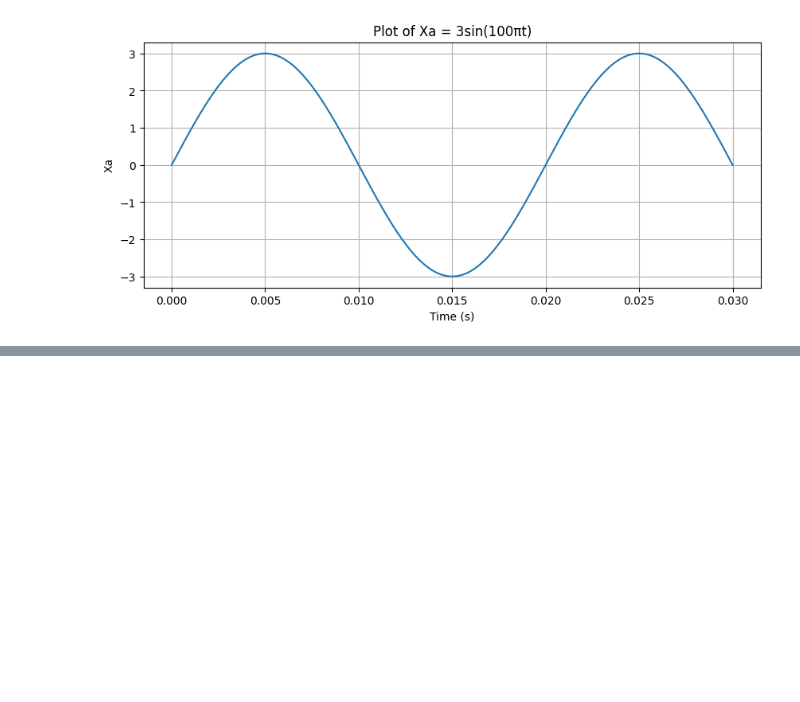
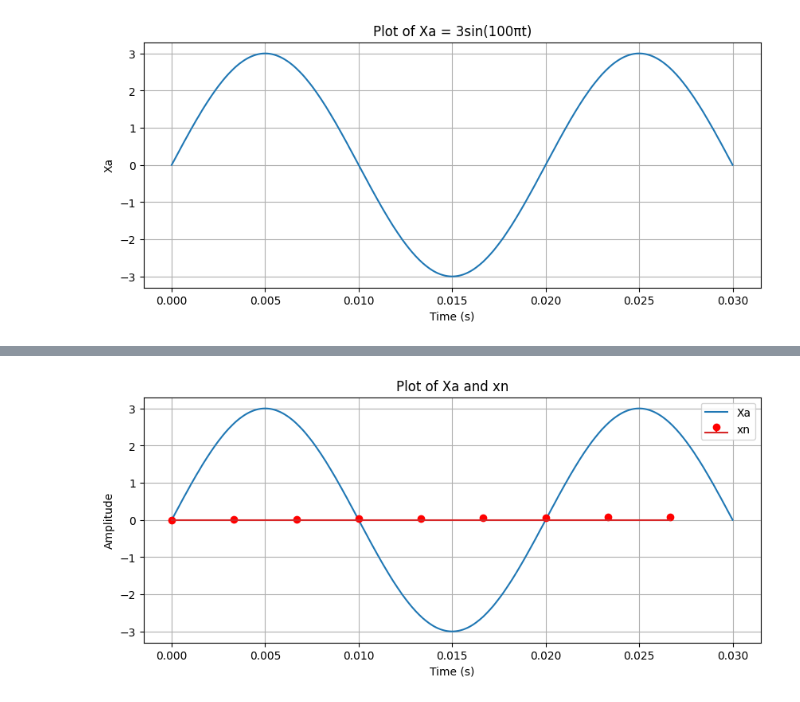
Before and after one commit to LeoMcBills/tensorFlowPrac, a Jupyter notebook: kerasNLP.ipynb, the cells around one changed output, grey strips where cells are left out. Drawn from its saved outputs; the diff is of its cells as text; code cells hidden in the pictures; blank space fills up the shorter version.

```diff
--- a/kerasNLP.ipynb
+++ b/kerasNLP.ipynb
@@ -557,0 +573,17 @@ plt.show()
+# %%
+Fs = 300  # sampling rate
+T = 1 / Fs  # sampling period
+n = np.arange(0, 0.03, T)  # sample index vector from 0 to 30ms
+xn = 3 * np.sin(100 * np.pi * n / Fs)  # the discrete-time signal
+
+plt.figure(figsize=(10, 4))
+plt.plot(t, Xa, label='Xa')
+plt.stem(n, xn, 'r', markerfmt='ro', use_line_collection=True, label='xn')
+plt.title('Plot of Xa and xn')
+plt.xlabel('Time (s)')
+plt.ylabel('Amplitude')
+plt.legend()
+plt.grid(True)
+plt.show()
+# %% [output]
+[figure, added]
```
Also changed, not shown: parts of 1 cell of this notebook.
